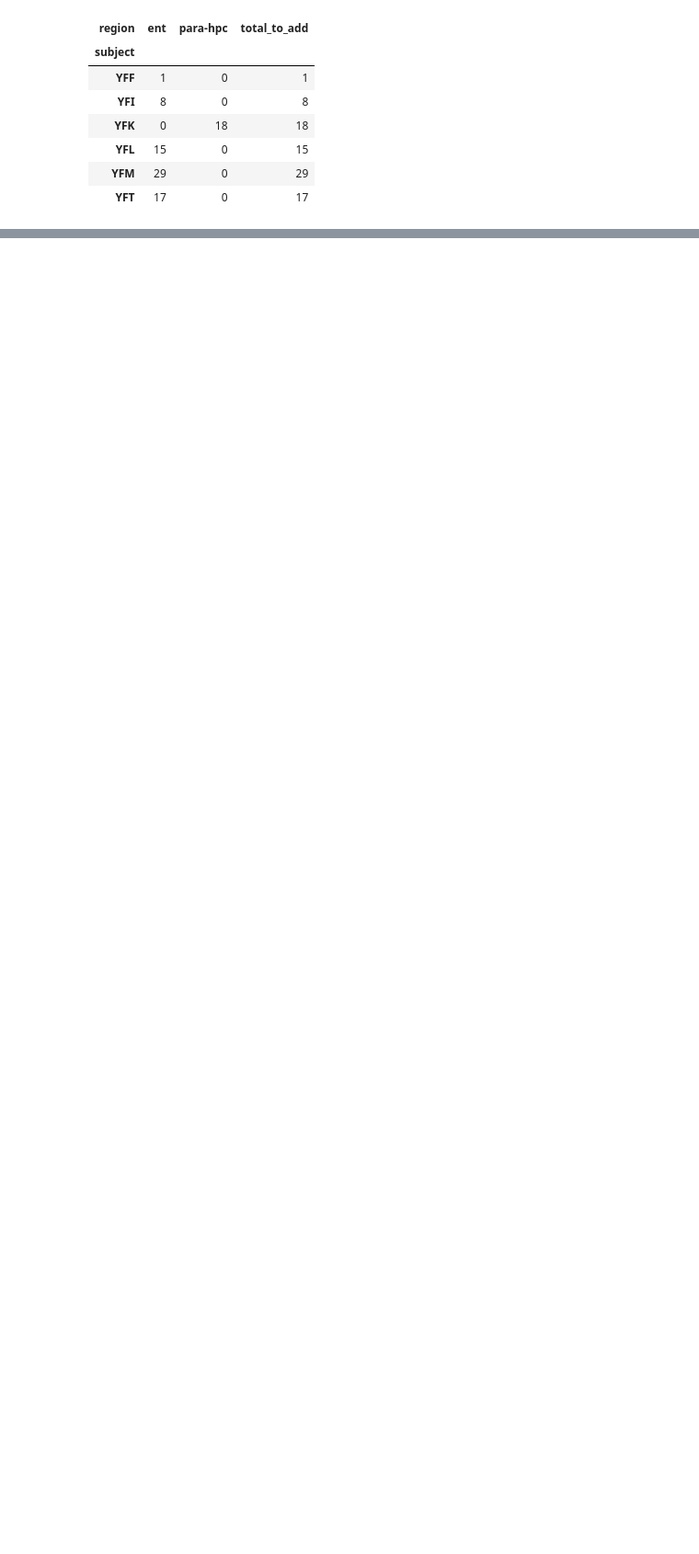
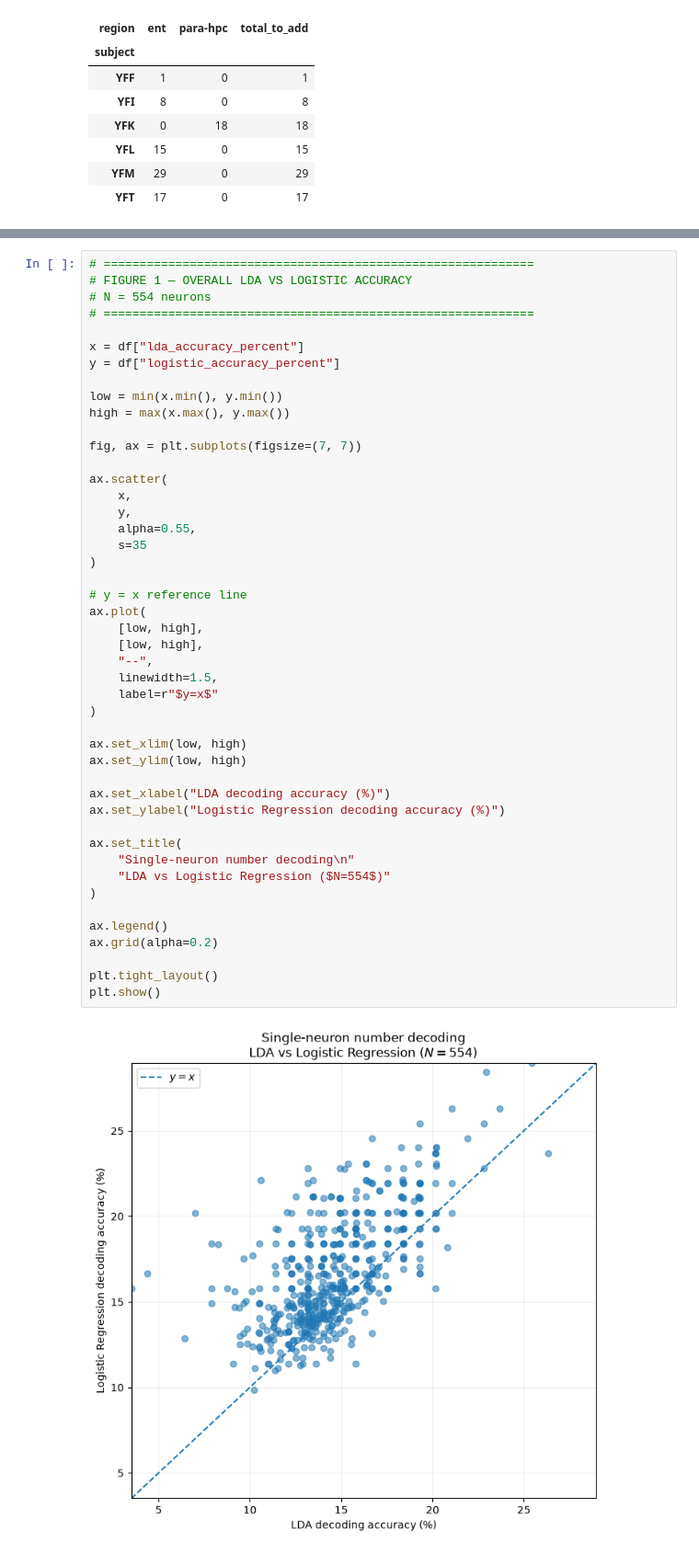
Before and after one commit to Shafiq-Abdu/number-simplex-reproduction, a Jupyter notebook: notebooks1/ldavslog.ipynb, the cells around one changed output, grey strips where cells are left out. Shown at 92% size. Cells and saved outputs as stored; diff of their text form; blank space fills up the shorter version.

```diff
--- a/notebooks1/ldavslog.ipynb
+++ b/notebooks1/ldavslog.ipynb
@@ -838,0 +1147,48 @@ region_subjects
+# %%
+# ============================================================
+# FIGURE 1 — OVERALL LDA VS LOGISTIC ACCURACY
+# N = 554 neurons
+# ============================================================
+
+x = df["lda_accuracy_percent"]
+y = df["logistic_accuracy_percent"]
+
+low = min(x.min(), y.min())
+high = max(x.max(), y.max())
+
+fig, ax = plt.subplots(figsize=(7, 7))
+
+ax.scatter(
+    x,
+    y,
+    alpha=0.55,
+    s=35
+)
+
+# y = x reference line
+ax.plot(
+    [low, high],
+    [low, high],
+    "--",
+    linewidth=1.5,
+    label=r"$y=x$"
+)
+
+ax.set_xlim(low, high)
+ax.set_ylim(low, high)
+
+ax.set_xlabel("LDA decoding accuracy (%)")
+ax.set_ylabel("Logistic Regression decoding accuracy (%)")
+
+ax.set_title(
+    "Single-neuron number decoding\n"
+    "LDA vs Logistic Regression ($N=554$)"
+)
+
+ax.legend()
+ax.grid(alpha=0.2)
+
+plt.tight_layout()
+plt.show()
+# %% [output]
+[figure, added]
```
Also changed, not shown: parts of 9 cells of this notebook, 4 other files.
